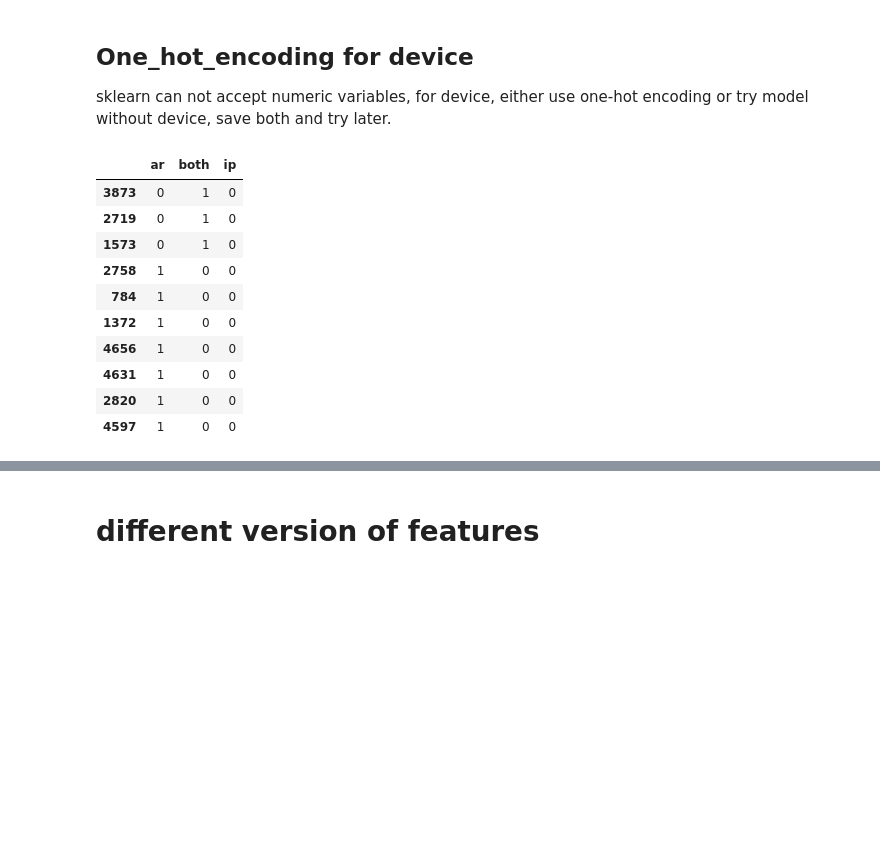
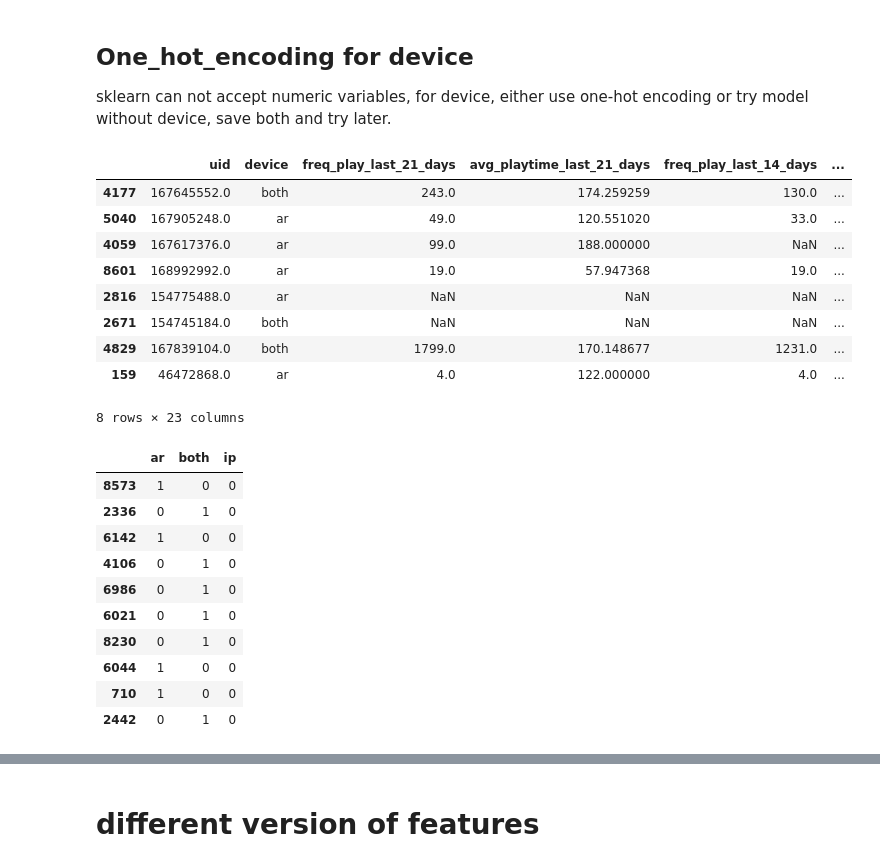
Before and after one commit to joyceft/Music-Player-Project, a Jupyter notebook: Feature_Generation.ipynb, the cells around one changed output, grey strips where cells are left out. Saved outputs shown, nothing was run; the diff lists cells and outputs as text; code cells hidden in the pictures; blank space fills up the shorter version.

```diff
--- a/Feature_Generation.ipynb
+++ b/Feature_Generation.ipynb
@@ -435,7 +516,7 @@ print(4645/5395, 3906/5395)
 # %%
 #reload type_feature
 
-play_feature_all = pd.read_csv("D:/MusicFile/play_feature_316.csv")
+play_feature_all = pd.read_csv("D:/MusicFile/play_feature_8823.csv")
 search_feature = pd.read_csv("D:/MusicFile/search_feature_316.csv")
 download_feature = pd.read_csv("D:/MusicFile/download_feature_316.csv")
 # %%
@@ -521,22 +602,35 @@ all_feature = all_feature.fillna(0)
 # %% [markdown]
 ## One_hot_encoding for device
 sklearn can not accept numeric variables, for device, either use one-hot encoding or try model without device, save both and try later.
+# %%
+all_feature.sample(8)
+# %% [output]
+|  | uid | device | freq_play_last_21_days | avg_playtime_last_21_days | freq_play_last_14_days | ... |
+| 4177 | 167645552.0 | both | 243.0 | 174.259259 | 130.0 | ... |
+| 5040 | 167905248.0 | ar | 49.0 | 120.551020 | 33.0 | ... |
+| 4059 | 167617376.0 | ar | 99.0 | 188.000000 | NaN | ... |
+| 8601 | 168992992.0 | ar | 19.0 | 57.947368 | 19.0 | ... |
+| 2816 | 154775488.0 | ar | NaN | NaN | NaN | ... |
+| 2671 | 154745184.0 | both | NaN | NaN | NaN | ... |
+| 4829 | 167839104.0 | both | 1799.0 | 170.148677 | 1231.0 | ... |
+| 159 | 46472868.0 | ar | 4.0 | 122.000000 | 4.0 | ... |
+8 rows × 23 columns
 # %%
 device_dummies = pd.get_dummies(all_feature.device)
 # %%
 device_dummies.sample(10)
 # %% [output]
 |  | ar | both | ip |
-| 3873 | 0 | 1 | 0 |
-| 2719 | 0 | 1 | 0 |
-| 1573 | 0 | 1 | 0 |
-| 2758 | 1 | 0 | 0 |
-| 784 | 1 | 0 | 0 |
-| 1372 | 1 | 0 | 0 |
-| 4656 | 1 | 0 | 0 |
-| 4631 | 1 | 0 | 0 |
-| 2820 | 1 | 0 | 0 |
-| 4597 | 1 | 0 | 0 |
+| 8573 | 1 | 0 | 0 |
+| 2336 | 0 | 1 | 0 |
+| 6142 | 1 | 0 | 0 |
+| 4106 | 0 | 1 | 0 |
+| 6986 | 0 | 1 | 0 |
+| 6021 | 0 | 1 | 0 |
+| 8230 | 0 | 1 | 0 |
+| 6044 | 1 | 0 | 0 |
+| 710 | 1 | 0 | 0 |
+| 2442 | 0 | 1 | 0 |
 # %%
 #merge to the all_feature as all_feature_device_dummy
 all_feature['device_ar'], all_feature['device_both'], all_feature['device_ip'] = device_dummies.ar, device_dummies.both, device_dummies.ip
```
Also changed, not shown: parts of 31 cells of this notebook, 2 other files.
